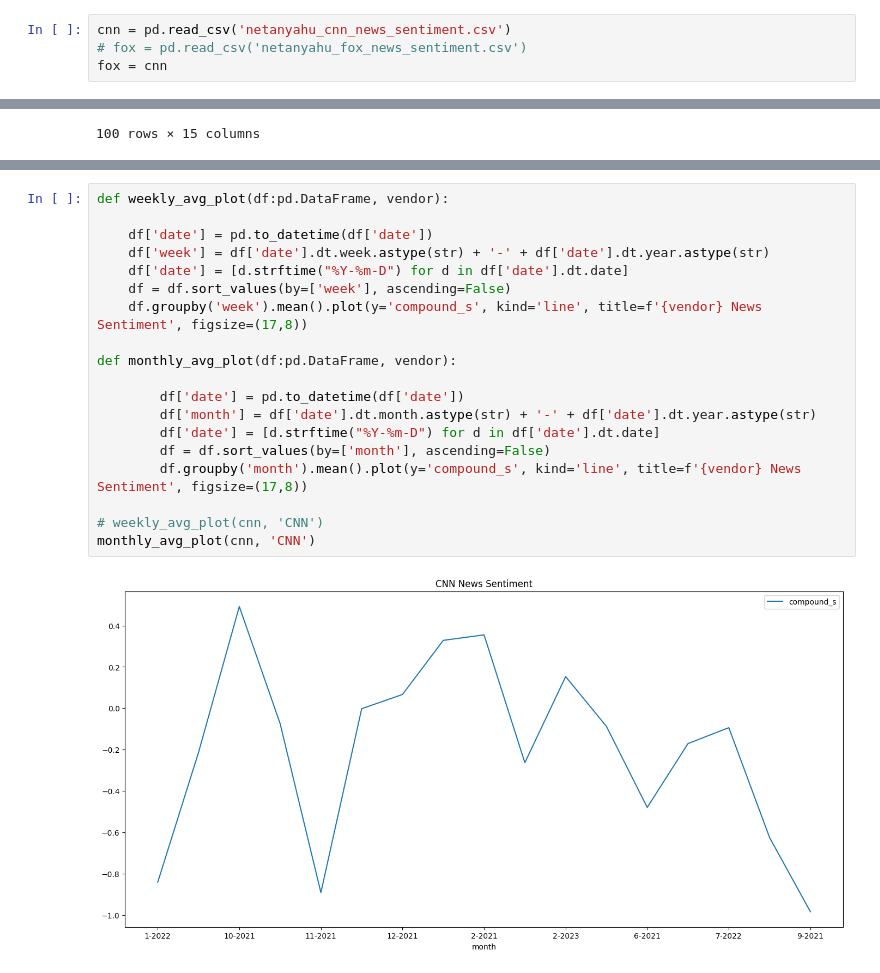
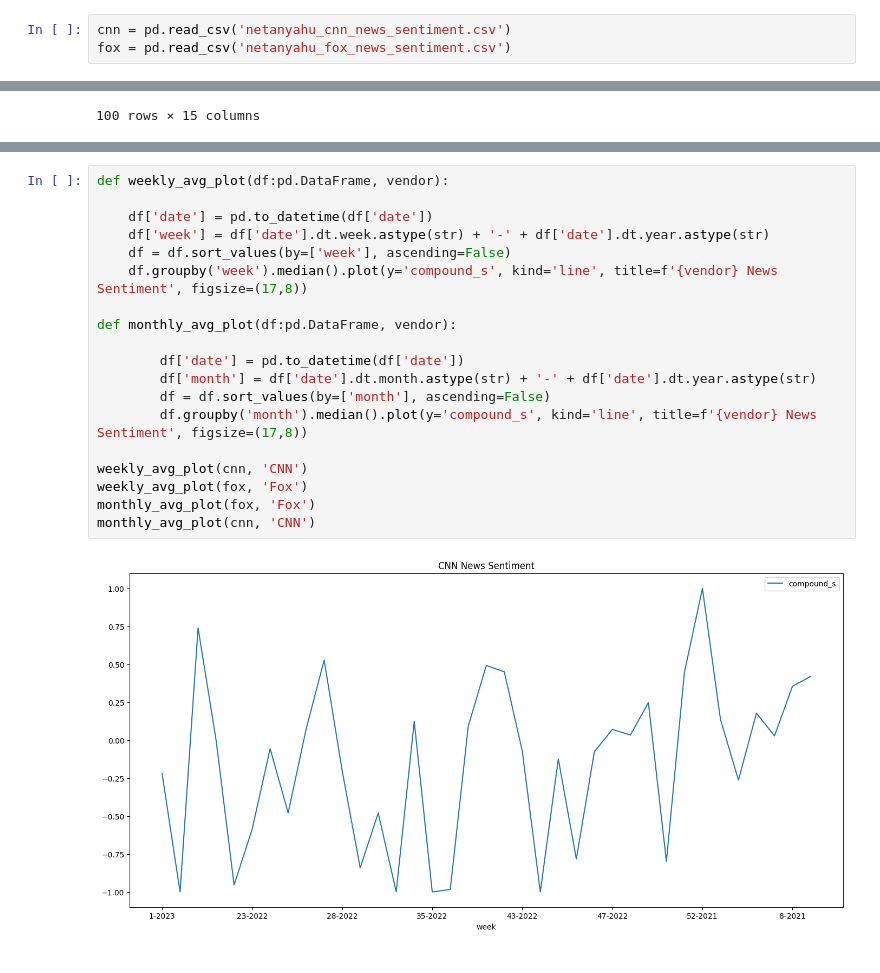
Before and after one commit to idobiran11/senti-trends-nlp, a Jupyter notebook: data/output_data/plot_result.ipynb, the cells around one changed output, grey strips where cells are left out. Saved outputs shown, nothing was run; the diff lists cells and outputs as text.

```diff
--- a/data/output_data/plot_result.ipynb
+++ b/data/output_data/plot_result.ipynb
@@ -7,8 +8,7 @@ import matplotlib.pyplot as plt
 # tsc.infer_from_text("i hate trump", "trump")
 # %%
 cnn = pd.read_csv('netanyahu_cnn_news_sentiment.csv')
-# fox = pd.read_csv('netanyahu_fox_news_sentiment.csv')
-fox = cnn
+fox = pd.read_csv('netanyahu_fox_news_sentiment.csv')
 # %%
 def add_label(row):
     labels = {row['neg_s']: 'Negative', row['pos_s']:'Positive', row['neu_s']:'Neutral'}
@@ -62,21 +62,21 @@ joined_plot(cnn, fox, 'CNN', 'Fox')
 # %%
 def weekly_avg_plot(df:pd.DataFrame, vendor):
 
     df['date'] = pd.to_datetime(df['date'])
     df['week'] = df['date'].dt.week.astype(str) + '-' + df['date'].dt.year.astype(str)
-    df['date'] = [d.strftime("%Y-%m-D") for d in df['date'].dt.date]
     df = df.sort_values(by=['week'], ascending=False)
-    df.groupby('week').mean().plot(y='compound_s', kind='line', title=f'{vendor} News Sentiment', figsize=(17,8))
+    df.groupby('week').median().plot(y='compound_s', kind='line', title=f'{vendor} News Sentiment', figsize=(17,8))
 
 def monthly_avg_plot(df:pd.DataFrame, vendor):
 
         df['date'] = pd.to_datetime(df['date'])
         df['month'] = df['date'].dt.month.astype(str) + '-' + df['date'].dt.year.astype(str)
-        df['date'] = [d.strftime("%Y-%m-D") for d in df['date'].dt.date]
         df = df.sort_values(by=['month'], ascending=False)
-        df.groupby('month').mean().plot(y='compound_s', kind='line', title=f'{vendor} News Sentiment', figsize=(17,8))
+        df.groupby('month').median().plot(y='compound_s', kind='line', title=f'{vendor} News Sentiment', figsize=(17,8))
 
-# weekly_avg_plot(cnn, 'CNN')
+weekly_avg_plot(cnn, 'CNN')
+weekly_avg_plot(fox, 'Fox')
+monthly_avg_plot(fox, 'Fox')
 monthly_avg_plot(cnn, 'CNN')
 # %% [output]
-[figure, old version]
+[figure, new version]
```
Also changed, not shown: parts of 9 cells of this notebook, 8 other files.
